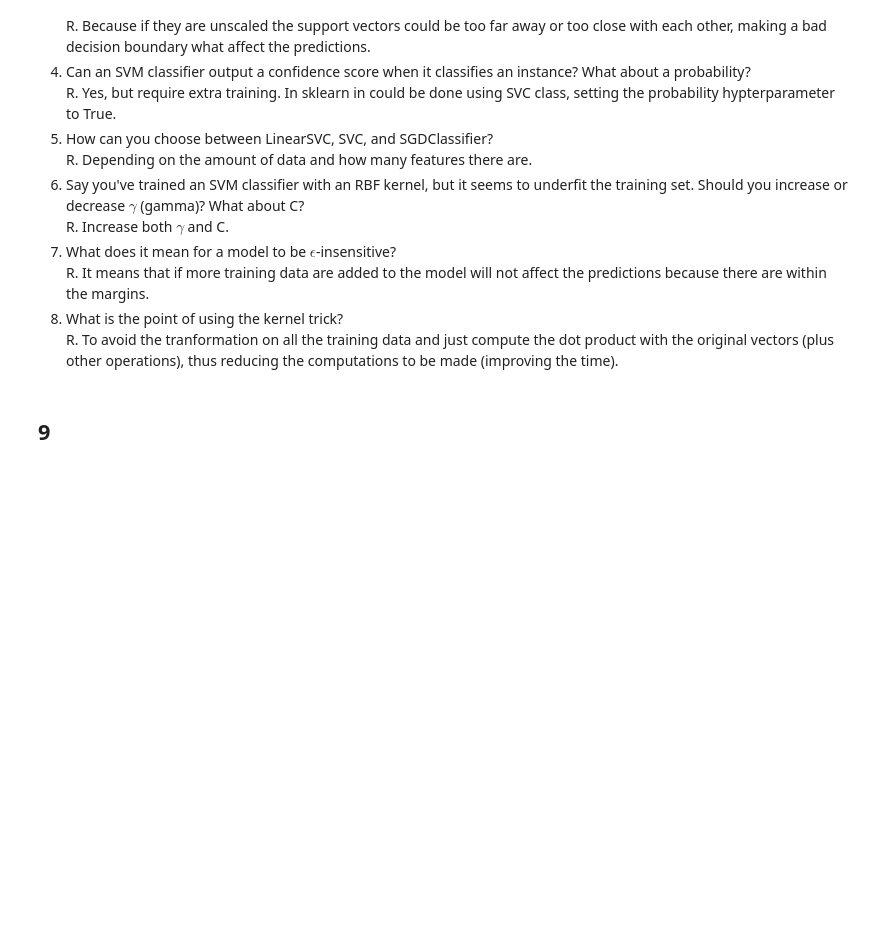
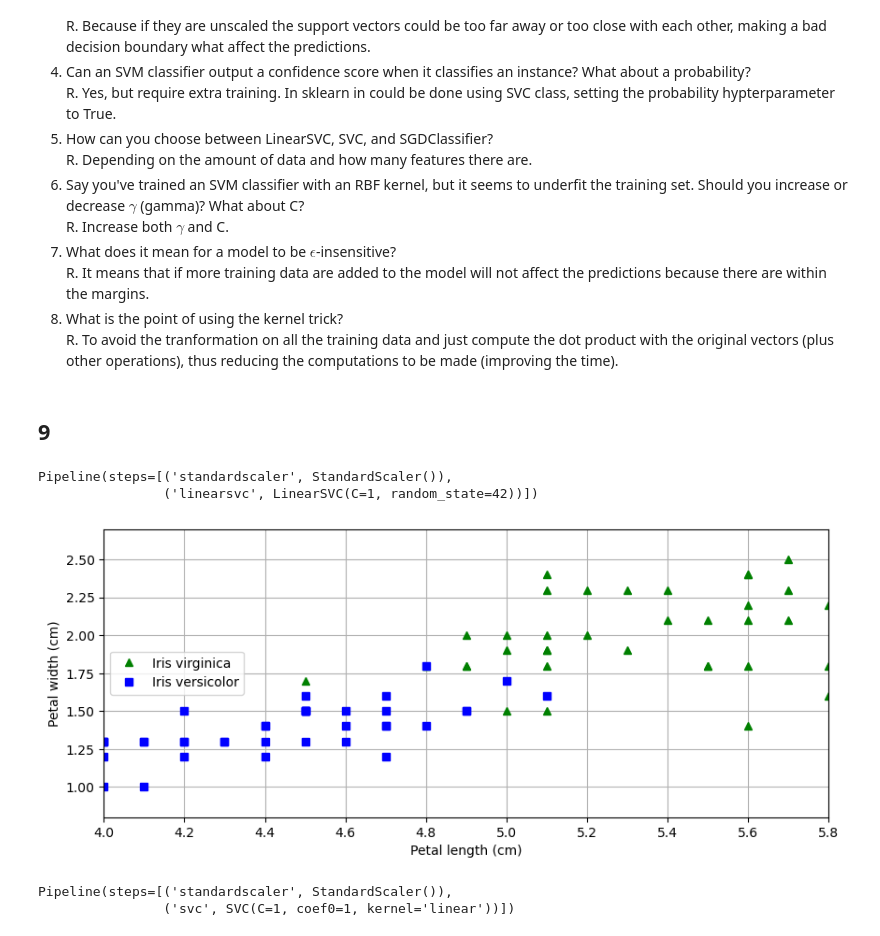
Before and after one commit to juliovr/homl, a Jupyter notebook: 05_support_vector_machines.ipynb, the cells around one changed output. Drawn from its saved outputs; the diff is of its cells as text; code cells hidden in the pictures; blank space fills up the shorter version.

```diff
--- a/05_support_vector_machines.ipynb
+++ b/05_support_vector_machines.ipynb
@@ -239,3 +239,42 @@ R. To avoid the tranformation on all the training data and just compute the dot
 # %%
 # 1. Use the petal width/petal length from the iris dataset (it's already linear separable). See Figure 5-4.
 # 2. Train the models
+
+iris = load_iris(as_frame=True)
+X = iris.data[["petal length (cm)", "petal width (cm)"]].values
+y = (iris.target == 2) # Iris virginica
+
+svm_clf = make_pipeline(
+    StandardScaler(),
+    LinearSVC(C=1, random_state=42),
+)
+
+svm_clf.fit(X, y)
+# %% [output]
+Pipeline(steps=[('standardscaler', StandardScaler()),
+                ('linearsvc', LinearSVC(C=1, random_state=42))])
+# %%
+import matplotlib.pyplot as plt
+
+plt.figure(figsize=(10, 4))
+plt.plot(X[y == 1, 0], X[y == 1, 1], "g^", label="Iris virginica")
+plt.plot(X[y == 0, 0], X[y == 0, 1], "bs", label="Iris versicolor")
+
+plt.axis([4.0, 5.8, 0.8, 2.7])
+plt.legend(loc="center left")
+plt.grid()
+plt.xlabel("Petal length (cm)")
+plt.ylabel("Petal width (cm)")
+plt.show()
+# %% [output]
+[figure, added]
+# %%
+svm_clf = make_pipeline(
+    StandardScaler(),
+    SVC(kernel="linear", coef0=1, C=1),
+)
+
+svm_clf.fit(X, y)
+# %% [output]
+Pipeline(steps=[('standardscaler', StandardScaler()),
+                ('svc', SVC(C=1, coef0=1, kernel='linear'))])
```
Also changed, not shown: parts of 2 cells of this notebook.
